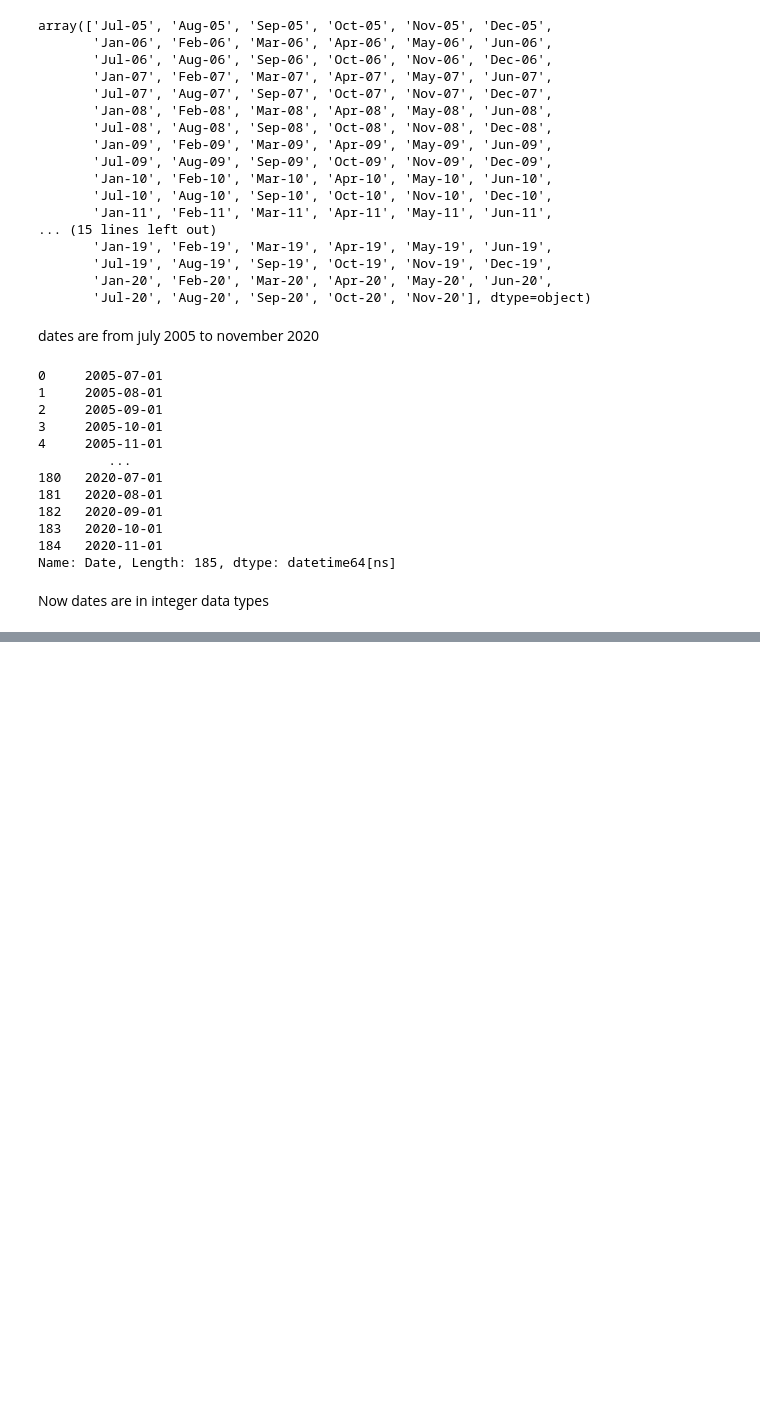
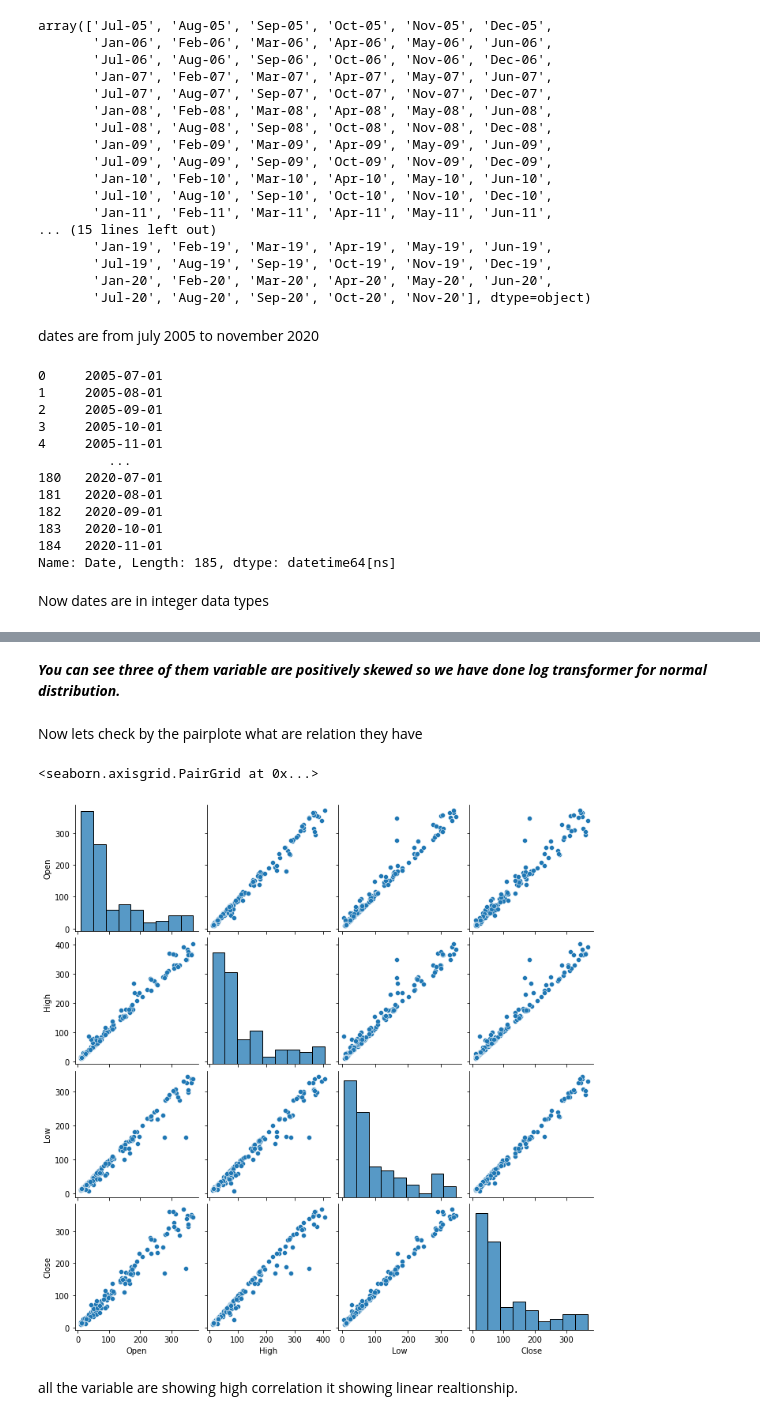
Before and after one commit to Tanjul5/Yes-Bank-Stock-Closing-Price-Prediction, a Jupyter notebook: YES_BANK_STOCK_CLOSING_PRICE_PREDICTION.ipynb, the cells around one changed output, grey strips where cells are left out. Cells and saved outputs as stored; diff of their text form; code cells hidden in the pictures; blank space fills up the shorter version.

```diff
--- a/YES_BANK_STOCK_CLOSING_PRICE_PREDICTION.ipynb
+++ b/YES_BANK_STOCK_CLOSING_PRICE_PREDICTION.ipynb
@@ -123,0 +190,11 @@ Now dates are in integer data types
+# %% [markdown]
+***You can see three of them variable are positively skewed so we have done log transformer for normal distribution.***
+# %% [markdown]
+Now lets check by the pairplote what are relation they have
+# %%
+sns.pairplot(df)
+# %% [output]
+<seaborn.axisgrid.PairGrid at 0x...>
+[figure, added]
+# %% [markdown]
+all the variable are showing high correlation it showing linear realtionship.
```
Also changed, not shown: parts of 13 cells of this notebook.
